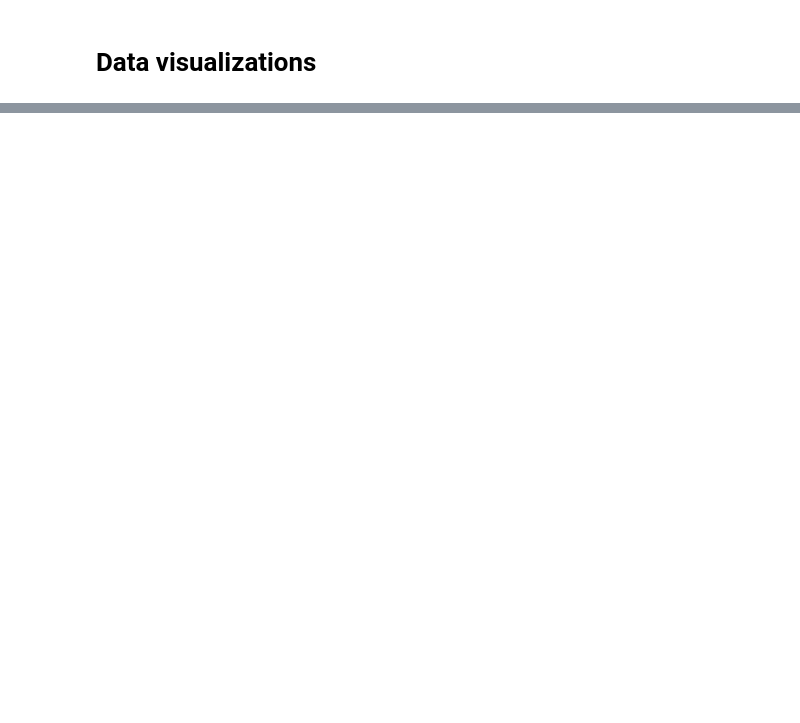
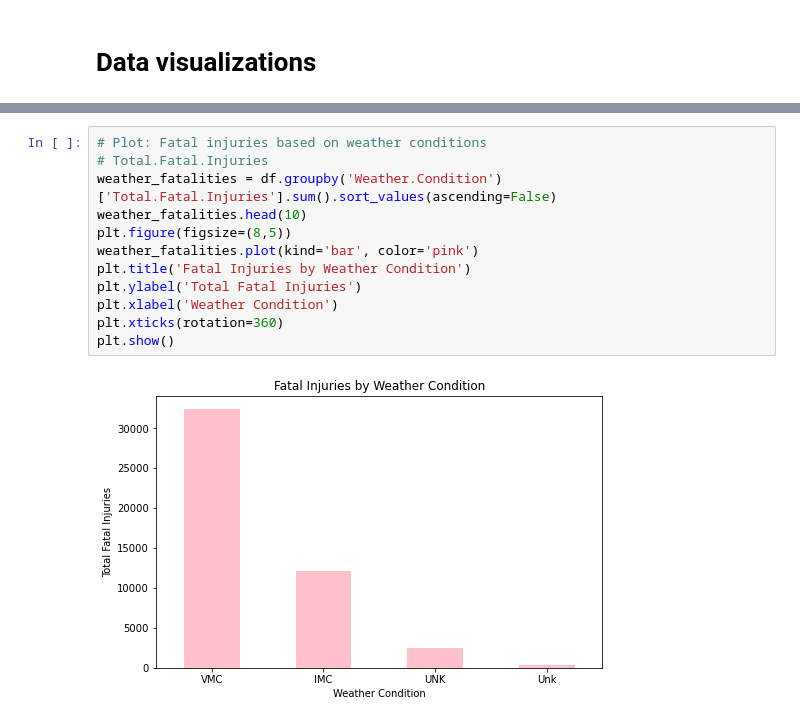
Before and after one commit to malvadaox/dsc-phase-1-project-v3, a Jupyter notebook: student.ipynb, the cells around one changed output, grey strips where cells are left out. Drawn from its saved outputs; the diff is of its cells as text; blank space fills up the shorter version.

```diff
--- a/student.ipynb
+++ b/student.ipynb
@@ -327,0 +378,14 @@ Name: Total.Serious.Injuries, dtype: float64
+# %%
+# Plot: Fatal injuries based on weather conditions
+# Total.Fatal.Injuries
+weather_fatalities = df.groupby('Weather.Condition')['Total.Fatal.Injuries'].sum().sort_values(ascending=False)
+weather_fatalities.head(10)
+plt.figure(figsize=(8,5))
+weather_fatalities.plot(kind='bar', color='pink')
+plt.title('Fatal Injuries by Weather Condition')
+plt.ylabel('Total Fatal Injuries')
+plt.xlabel('Weather Condition')
+plt.xticks(rotation=360)
+plt.show()
+# %% [output]
+[figure, added]
```
Also changed, not shown: parts of 20 cells of this notebook.
